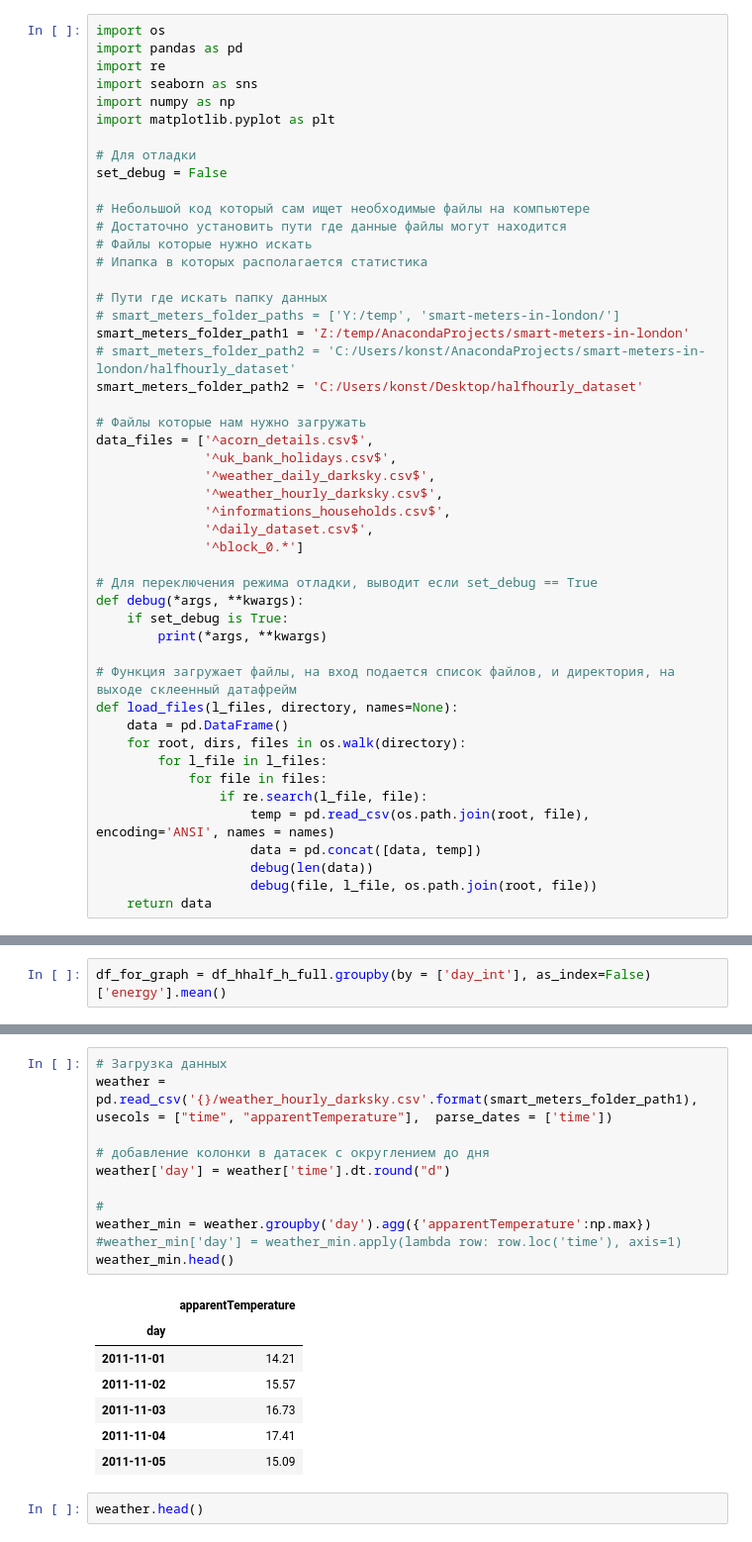
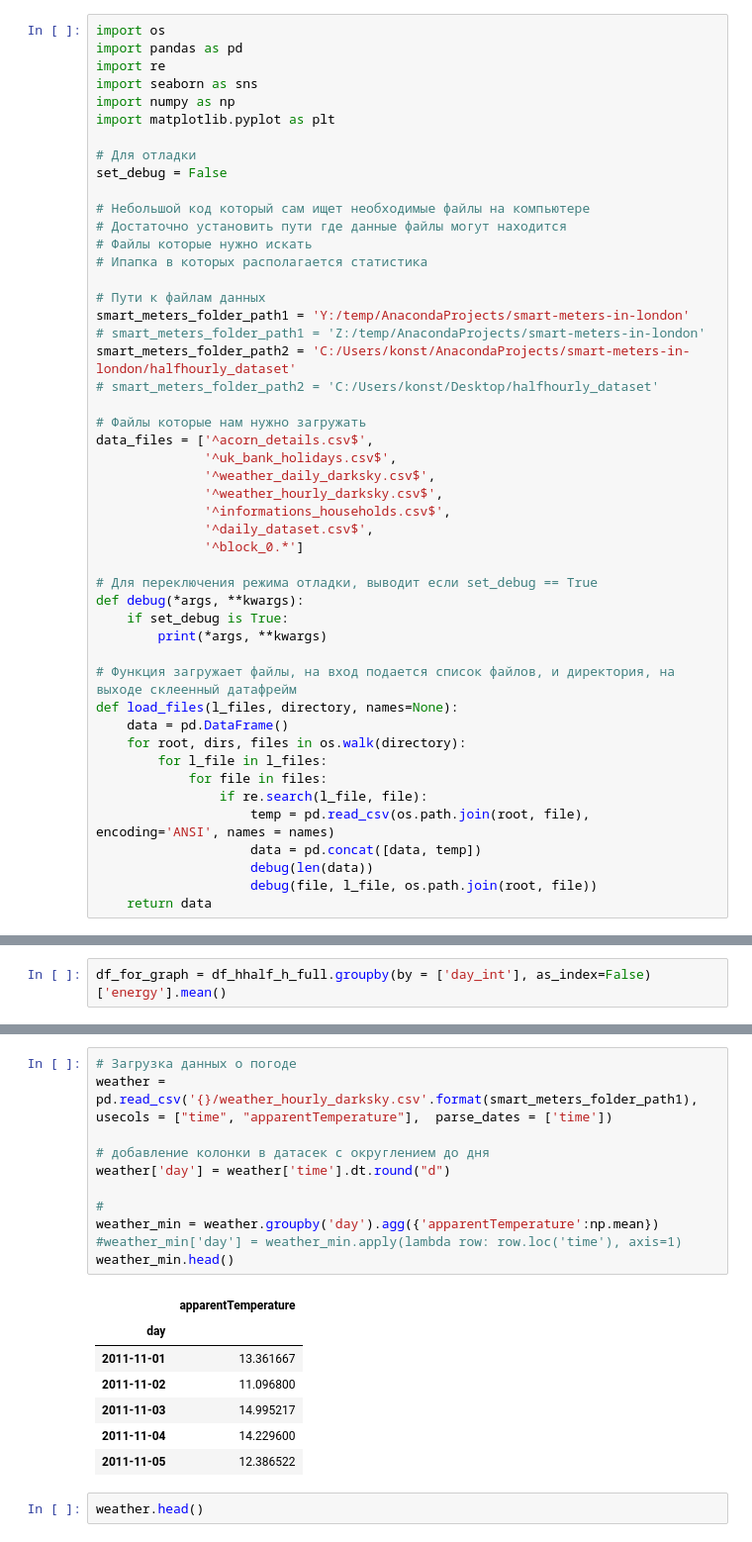
Before and after one commit to team4success/london_power_data_analytics, a Jupyter notebook: main_project.ipynb, the cells around one changed output, grey strips where cells are left out. Shown at 99% size. Cells and saved outputs as stored; diff of their text form.

```diff
--- a/main_project.ipynb
+++ b/main_project.ipynb
@@ -22,11 +22,11 @@ set_debug = False
 # Файлы которые нужно искать
 # Ипапка в которых располагается статистика
 
-# Пути где искать папку данных
-# smart_meters_folder_paths = ['Y:/temp', 'smart-meters-in-london/']
-smart_meters_folder_path1 = 'Z:/temp/AnacondaProjects/smart-meters-in-london'
-# smart_meters_folder_path2 = 'C:/Users/konst/AnacondaProjects/smart-meters-in-london/halfhourly_dataset'
-smart_meters_folder_path2 = 'C:/Users/konst/Desktop/halfhourly_dataset'
+# Пути к файлам данных
+smart_meters_folder_path1 = 'Y:/temp/AnacondaProjects/smart-meters-in-london'
+# smart_meters_folder_path1 = 'Z:/temp/AnacondaProjects/smart-meters-in-london'
+smart_meters_folder_path2 = 'C:/Users/konst/AnacondaProjects/smart-meters-in-london/halfhourly_dataset'
+# smart_meters_folder_path2 = 'C:/Users/konst/Desktop/halfhourly_dataset'
 
 # Файлы которые нам нужно загружать
 data_files = ['^acorn_details.csv$',
@@ -390,22 +377,22 @@ NameError: name 'df_for_graph' is not defined
 # %%
-# Загрузка данных
+# Загрузка данных о погоде
 weather = pd.read_csv('{}/weather_hourly_darksky.csv'.format(smart_meters_folder_path1), usecols = ["time", "apparentTemperature"],  parse_dates = ['time'])
 
 # добавление колонки в датасек с округлением до дня
 weather['day'] = weather['time'].dt.round("d")
 
 #
-weather_min = weather.groupby('day').agg({'apparentTemperature':np.max})
+weather_min = weather.groupby('day').agg({'apparentTemperature':np.mean})
 #weather_min['day'] = weather_min.apply(lambda row: row.loc('time'), axis=1)
 weather_min.head()
 # %% [output]
 |  | apparentTemperature |
 | day |  |
-| 2011-11-01 | 14.21 |
-| 2011-11-02 | 15.57 |
-| 2011-11-03 | 16.73 |
-| 2011-11-04 | 17.41 |
-| 2011-11-05 | 15.09 |
+| 2011-11-01 | 13.361667 |
+| 2011-11-02 | 11.096800 |
+| 2011-11-03 | 14.995217 |
+| 2011-11-04 | 14.229600 |
+| 2011-11-05 | 12.386522 |
 # %%
 weather.head()
 # %% [output]
```
Also changed, not shown: parts of 7 cells of this notebook.
